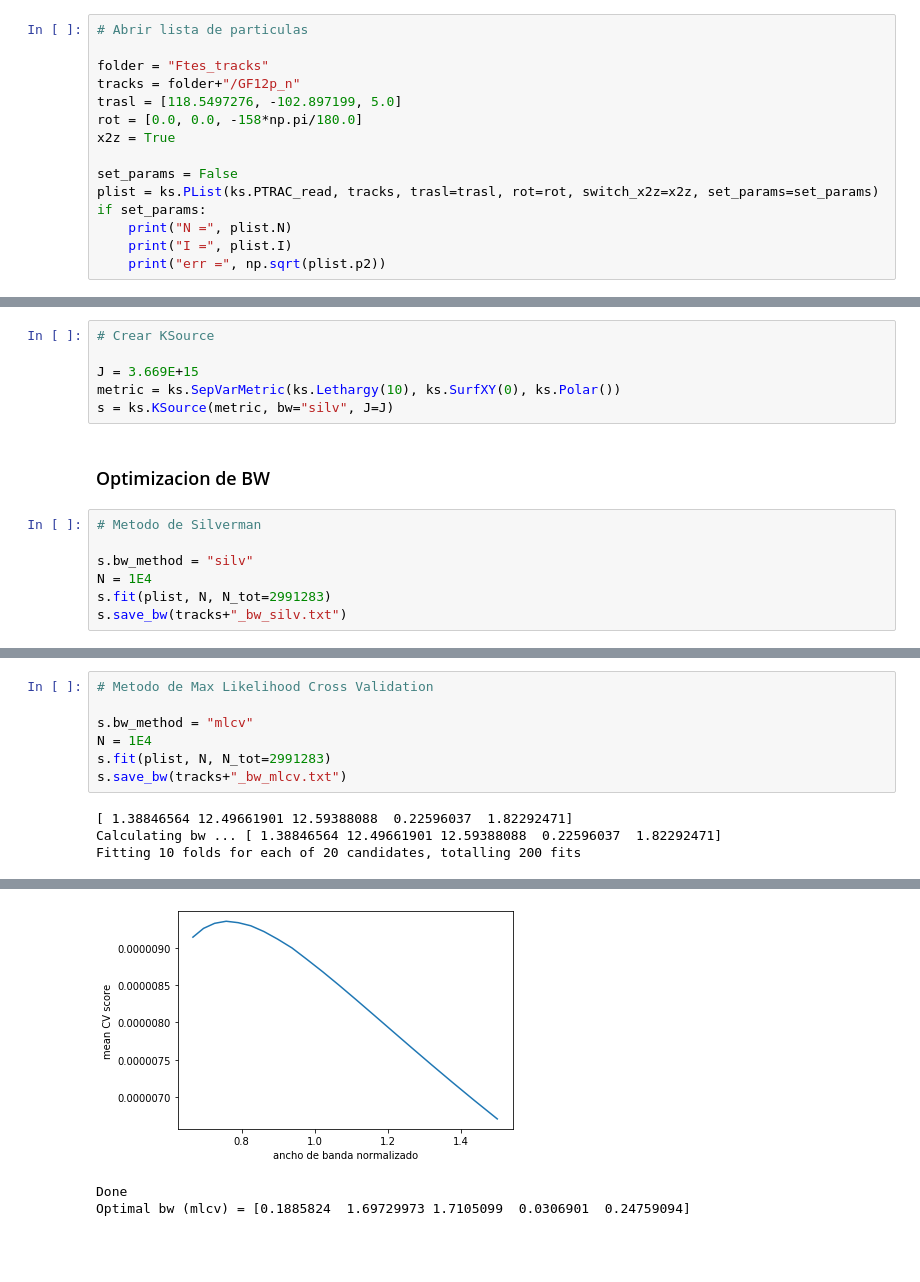
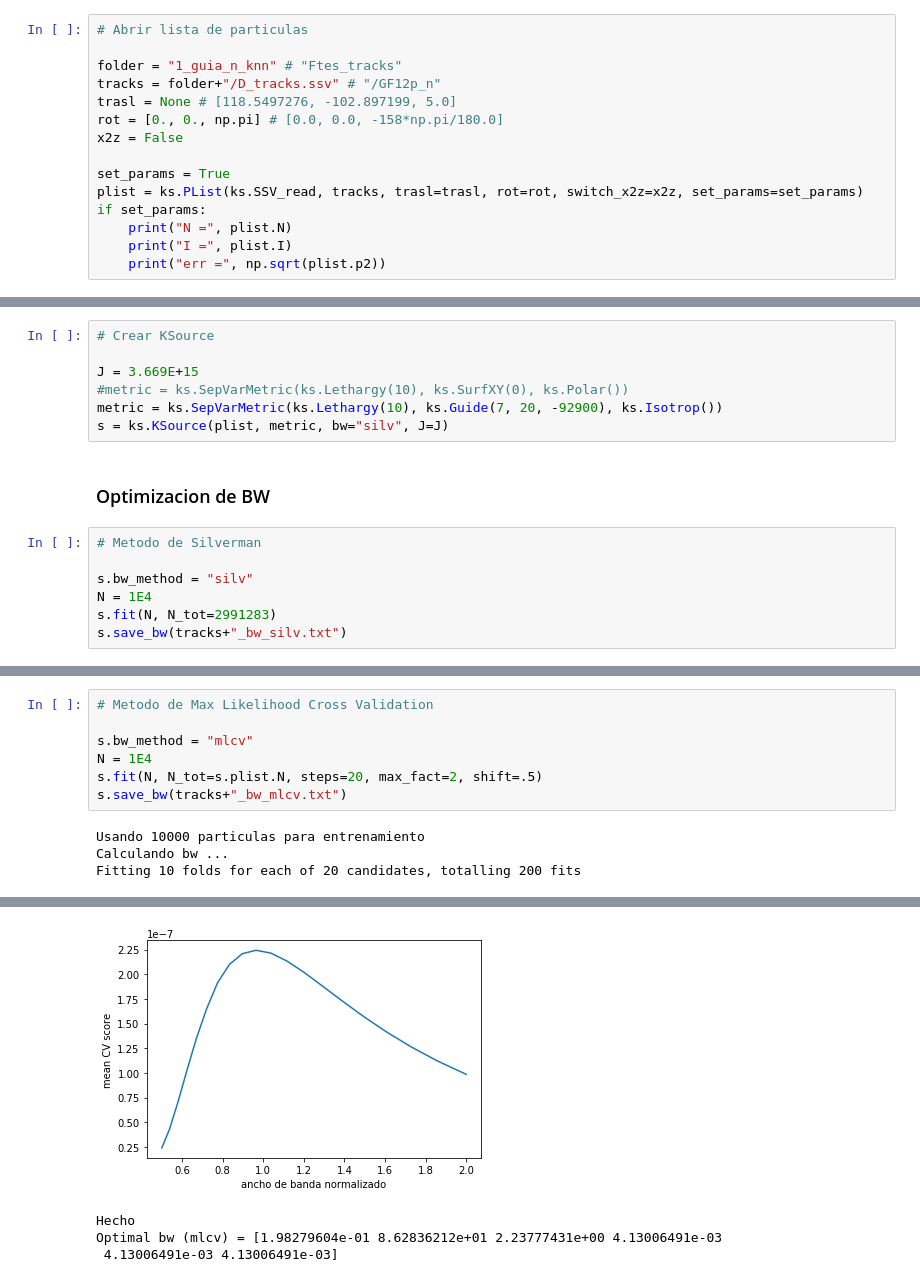
Before and after one commit to KDSource/KDSource, a Jupyter notebook: Auxiliares/optimize_bw.ipynb, the cells around one changed output, grey strips where cells are left out. Drawn from its saved outputs; the diff is of its cells as text; blank space fills up the shorter version.

```diff
--- a/Auxiliares/optimize_bw.ipynb
+++ b/Auxiliares/optimize_bw.ipynb
@@ -8,14 +8,14 @@ import ksource_py as ks
 # %%
 # Abrir lista de particulas
 
-folder = "Ftes_tracks"
-tracks = folder+"/GF12p_n"
-trasl = [118.5497276, -102.897199, 5.0]
-rot = [0.0, 0.0, -158*np.pi/180.0]
-x2z = True
+folder = "1_guia_n_knn" # "Ftes_tracks"
+tracks = folder+"/D_tracks.ssv" # "/GF12p_n"
+trasl = None # [118.5497276, -102.897199, 5.0]
+rot = [0., 0., np.pi] # [0.0, 0.0, -158*np.pi/180.0]
+x2z = False
 
-set_params = False
-plist = ks.PList(ks.PTRAC_read, tracks, trasl=trasl, rot=rot, switch_x2z=x2z, set_params=set_params)
+set_params = True
+plist = ks.PList(ks.SSV_read, tracks, trasl=trasl, rot=rot, switch_x2z=x2z, set_params=set_params)
 if set_params:
     print("N =", plist.N)
     print("I =", plist.I)
@@ -24,8 +30,9 @@ if set_params:
 # Crear KSource
 
 J = 3.669E+15
-metric = ks.SepVarMetric(ks.Lethargy(10), ks.SurfXY(0), ks.Polar())
-s = ks.KSource(metric, bw="silv", J=J)
+#metric = ks.SepVarMetric(ks.Lethargy(10), ks.SurfXY(0), ks.Polar())
+metric = ks.SepVarMetric(ks.Lethargy(10), ks.Guide(7, 20, -92900), ks.Isotrop())
+s = ks.KSource(plist, metric, bw="silv", J=J)
 # %% [markdown]
 ### Optimizacion de BW
 # %%
@@ -33,6 +40,6 @@ s = ks.KSource(metric, bw="silv", J=J)
 
 s.bw_method = "silv"
 N = 1E4
-s.fit(plist, N, N_tot=2991283)
+s.fit(N, N_tot=2991283)
 s.save_bw(tracks+"_bw_silv.txt")
 # %% [output]
@@ -45,10 +53,10 @@ Optimal bw (silv) = [0.24887693 2.23996913 2.25740294 0.0405025  0.32675199]
 
 s.bw_method = "mlcv"
 N = 1E4
-s.fit(plist, N, N_tot=2991283)
+s.fit(N, N_tot=s.plist.N, steps=20, max_fact=2, shift=.5)
 s.save_bw(tracks+"_bw_mlcv.txt")
 # %% [output]
-[ 1.38846564 12.49661901 12.59388088  0.22596037  1.82292471]
-Calculating bw ... [ 1.38846564 12.49661901 12.59388088  0.22596037  1.82292471]
+Usando 10000 particulas para entrenamiento
+Calculando bw ...
 Fitting 10 folds for each of 20 candidates, totalling 200 fits
 [Parallel(n_jobs=8)]: Using backend LokyBackend with 8 concurrent workers.
@@ -71,6 +79,7 @@ Fitting 10 folds for each of 20 candidates, totalling 200 fits
-[figure, old version]
+[figure, new version]
-Done
-Optimal bw (mlcv) = [0.1885824  1.69729973 1.7105099  0.0306901  0.24759094]
+Hecho
+Optimal bw (mlcv) = [1.98279604e-01 8.62836212e+01 2.23777431e+00 4.13006491e-03
+ 4.13006491e-03 4.13006491e-03]
 # %%
 # Metodo de K Nearest Neighbours
 
```
Also changed, not shown: parts of 5 cells of this notebook, 12 other files.
